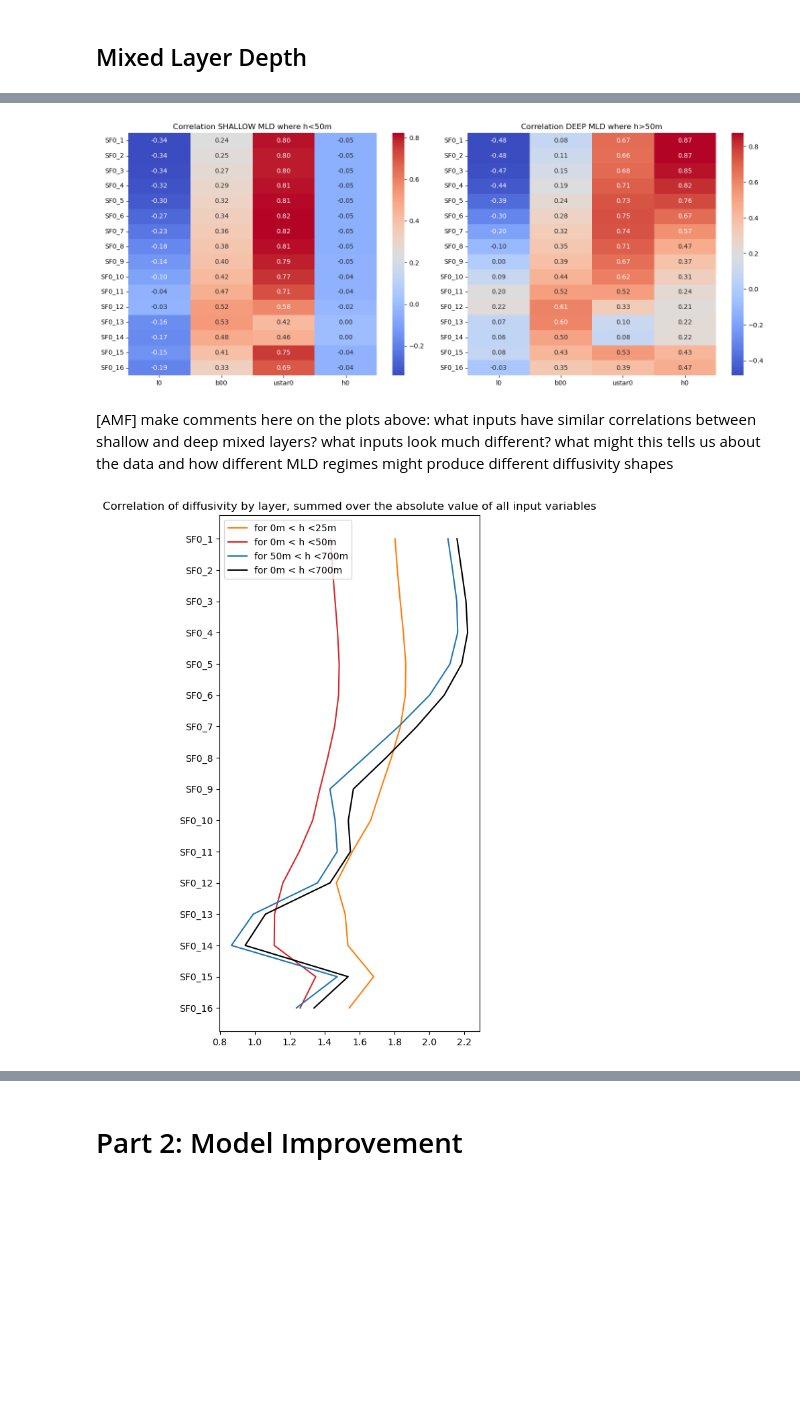
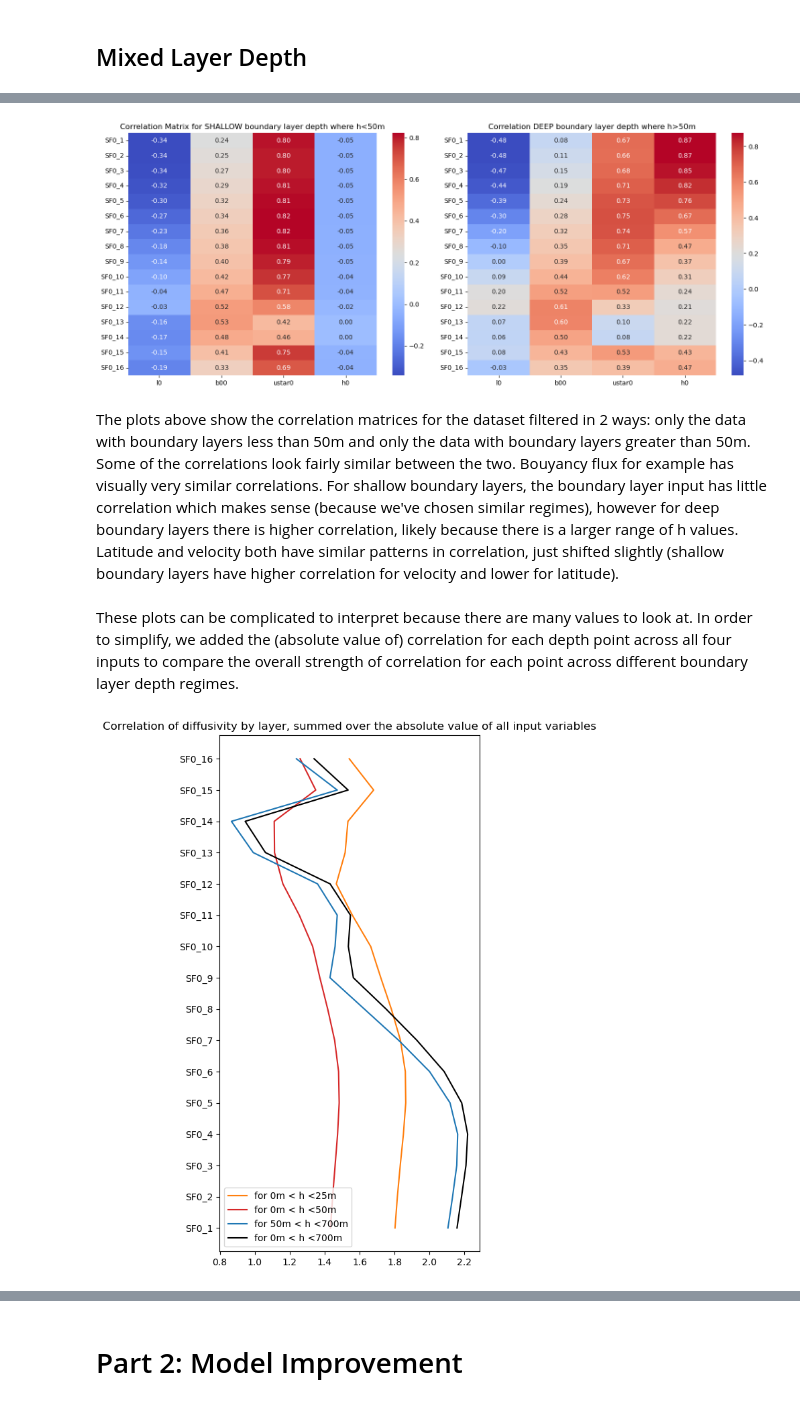
Before and after one commit to catlyu/climate_prediction_project2, a Jupyter notebook: data_story.ipynb, the cells around one changed output, grey strips where cells are left out. Cells and saved outputs as stored; diff of their text form; code cells hidden in the pictures; blank space fills up the shorter version.

```diff
--- a/data_story.ipynb
+++ b/data_story.ipynb
@@ -136,17 +143,19 @@ correlation_0_700 = correlation_by_depth(bins[0],bins[3])
 fig, axs = plt.subplots(1, 2, figsize=(15, 6))
 
 sns.heatmap(correlation_0_50, annot=True, cmap="coolwarm", fmt=".2f", cbar=True, ax=axs[0])
-axs[0].set_title("Correlation SHALLOW MLD where h<{}m".format(bins[2]))
+axs[0].set_title("Correlation Matrix for SHALLOW boundary layer depth where h<{}m".format(bins[2]))
 
 sns.heatmap(correlation_50_700, annot=True, cmap="coolwarm", fmt=".2f", cbar=True, ax=axs[1])
-axs[1].set_title("Correlation DEEP MLD where h>{}m".format(bins[2]))
+axs[1].set_title("Correlation DEEP boundary layer depth where h>{}m".format(bins[2]))
 
 plt.tight_layout()
 plt.show()
 # %% [output]
-[figure, old version]
+[figure, new version]
 # %% [markdown]
-[AMF] make comments here on the plots above: what inputs have similar correlations between shallow and deep mixed layers? what inputs look much different? what might this tells us about the data and how different MLD regimes might produce different diffusivity shapes
+The plots above show the correlation matrices for the dataset filtered in 2 ways: only the data with boundary layers less than 50m and only the data with boundary layers greater than 50m. Some of the correlations look fairly similar between the two. Bouyancy flux for example has visually very similar correlations. For shallow boundary layers, the boundary layer input has little correlation which makes sense (because we've chosen similar regimes), however for deep boundary layers there is higher correlation, likely because there is a larger range of h values. Latitude and velocity both have similar patterns in correlation, just shifted slightly (shallow boundary layers have higher correlation for velocity and lower for latitude).
+# %% [markdown]
+These plots can be complicated to interpret because there are many values to look at. In order to simplify, we added the (absolute value of) correlation for each depth point across all four inputs to compare the overall strength of correlation for each point across different boundary layer depth regimes.
 # %%
 correlation_0_25_sum = correlation_0_25.abs().sum(axis=1)
 correlation_0_50_sum = correlation_0_50.abs().sum(axis=1)
@@ -156,13 +165,13 @@ y = np.arange(1,17)
 # %%
 plt.figure(figsize=(5,10))
 plt.plot(correlation_0_25_sum, y, label=f"for {bins[0]}m < h <{bins[1]}m", color='tab:orange')
 plt.plot(correlation_0_50_sum, y, label=f"for {bins[0]}m < h <{bins[2]}m", color='tab:red')
 plt.plot(correlation_50_700_sum, y, label=f"for {bins[2]}m < h <{bins[3]}m", color='tab:blue')
 plt.plot(correlation_0_700_sum, y, label=f"for {bins[0]}m < h <{bins[3]}m", color='k')
-plt.gca().invert_yaxis()
+#plt.gca().invert_yaxis()
 plt.legend()
 plt.yticks(ticks=np.arange(1,17,1),labels=['SF0_1','SF0_2','SF0_3','SF0_4','SF0_5','SF0_6','SF0_7','SF0_8','SF0_9','SF0_10','SF0_11','SF0_12','SF0_13','SF0_14','SF0_15','SF0_16']);
 plt.title('Correlation of diffusivity by layer, summed over the absolute value of all input variables');
 # %% [output]
-[figure, old version]
+[figure, new version]
 # %% [markdown]
```
Also changed, not shown: parts of 7 cells of this notebook.
